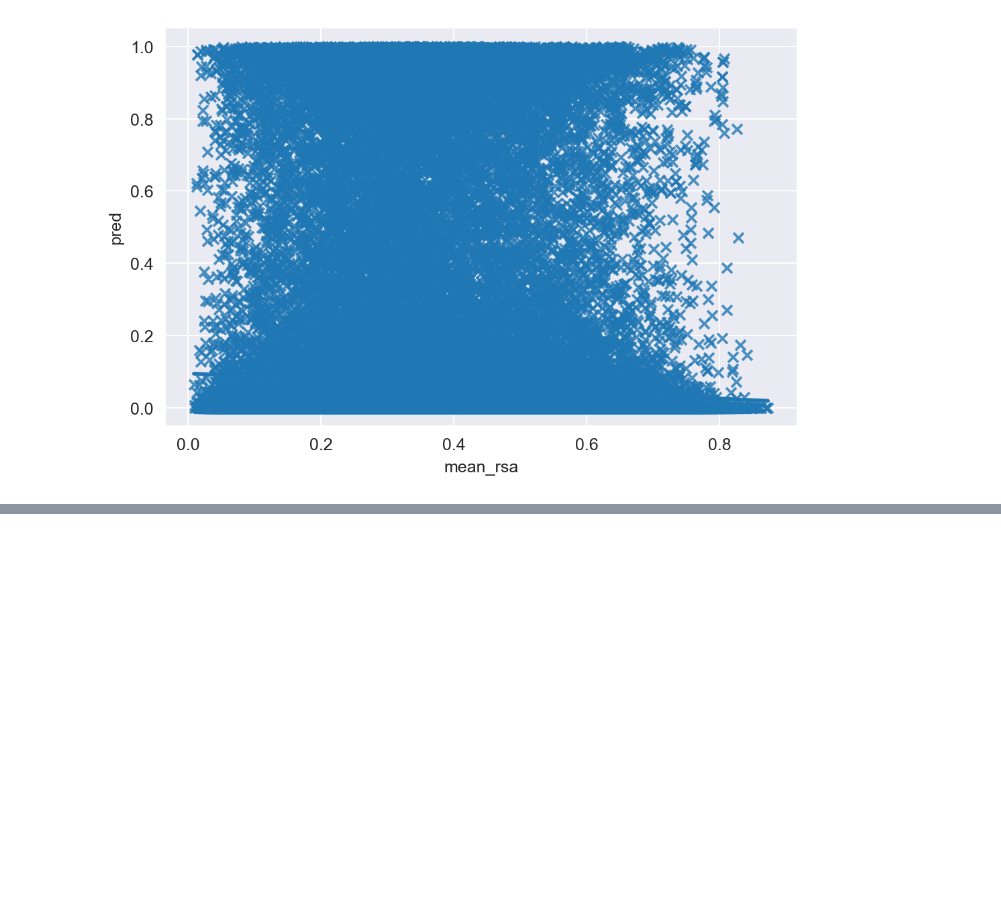
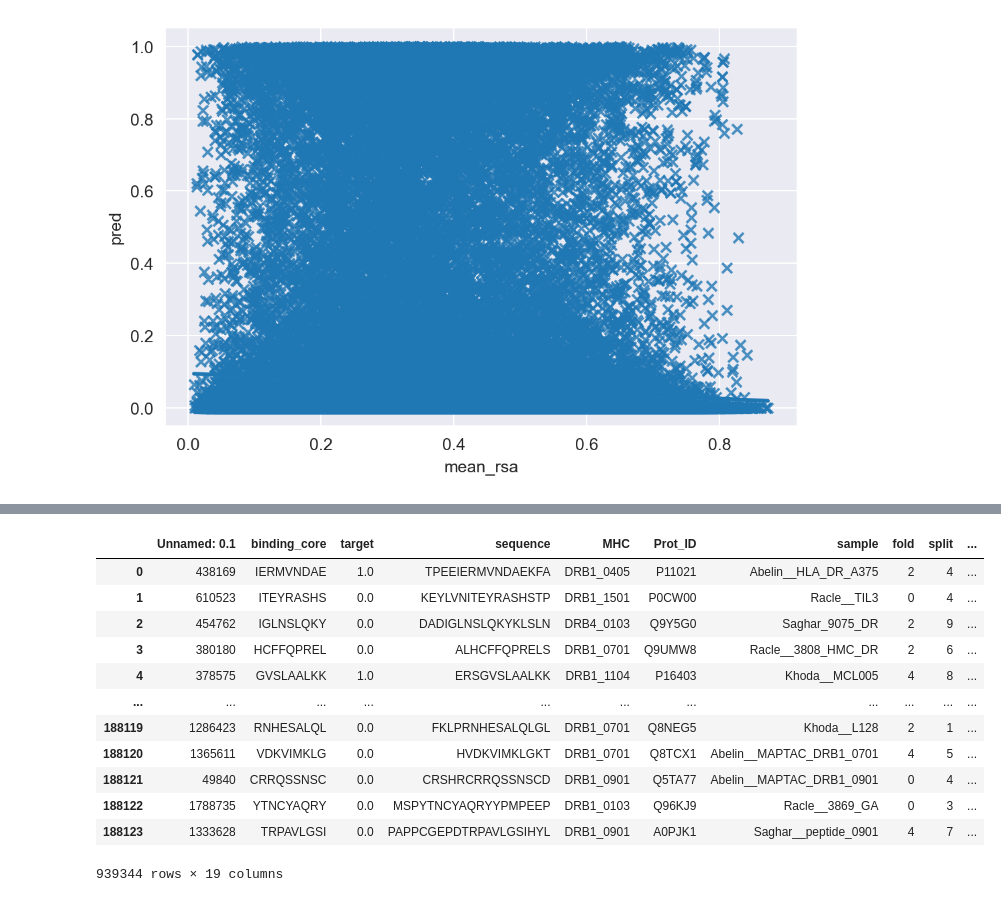
Before and after one commit to richieYT-wan/PyNNalign, a Jupyter notebook: notebooks/250114_MeanStructChecks.ipynb, the cells around one changed output, grey strips where cells are left out. Drawn from its saved outputs; the diff is of its cells as text; code cells hidden in the pictures; blank space fills up the shorter version.

```diff
--- a/notebooks/250114_MeanStructChecks.ipynb
+++ b/notebooks/250114_MeanStructChecks.ipynb
@@ -855,0 +809,21 @@ Skipping line 43324: expected 21 fields, saw 22
+# %%
+baseline_valid = sorted(glob.glob('../output/*HLA_DR*/*baseline*/*valid*.csv'))
+baseline_test = sorted(glob.glob('../output/*HLA_DR*/*baseline*/*test*.csv'))
+mean_str_valid = sorted(glob.glob('../output/*HLA_DR*/*AddMean*/*valid*.csv'))
+mean_str_test = sorted(glob.glob('../output/*HLA_DR*/*AddMean*/*test*.csv'))
+pos_str_valid = sorted(glob.glob('../output/*HLA_DR*/*PerPosition*/*valid*.csv'))
+pos_str_test = sorted(glob.glob('../output/*HLA_DR*/*PerPosition*/*test*.csv'))
+# %%
+baseline_valid = pd.concat(pd.read_csv(x).assign(partition=i) for i,x in enumerate(baseline_valid))
+baseline_test = pd.concat(pd.read_csv(x).assign(partition=i) for i,x in enumerate(baseline_test))
+mean_str_valid = pd.concat(pd.read_csv(x).assign(partition=i) for i,x in enumerate(mean_str_valid))
+mean_str_test = pd.concat(pd.read_csv(x).assign(partition=i) for i,x in enumerate(mean_str_test))
+pos_str_valid = pd.concat(pd.read_csv(x).assign(partition=i) for i,x in enumerate(pos_str_valid))
+pos_str_test = pd.concat(pd.read_csv(x).assign(partition=i) for i,x in enumerate(pos_str_test))
+# %%
+baseline_valid.drop(columns=['rsa','pq3_C','pq3_E','pq3_H', 'disorder'], inplace=True)
+baseline_test.drop(columns=['rsa','pq3_C','pq3_E','pq3_H', 'disorder'], inplace=True)
+mean_str_valid.drop(columns=['rsa','pq3_C','pq3_E','pq3_H', 'disorder'], inplace=True)
+mean_str_test.drop(columns=['rsa','pq3_C','pq3_E','pq3_H', 'disorder'], inplace=True)
+pos_str_valid.drop(columns=['rsa','pq3_C','pq3_E','pq3_H', 'disorder'], inplace=True)
+pos_str_test.drop(columns=['rsa','pq3_C','pq3_E','pq3_H', 'disorder'], inplace=True)
@@ -855,0 +944,16 @@ Skipping line 43324: expected 21 fields, saw 22
+# %%
+pos_str_test
+# %% [output]
+|  | Unnamed: 0.1 | binding_core | target | sequence | MHC | Prot_ID | sample | fold | split | ... |
+| 0 | 438169 | IERMVNDAE | 1.0 | TPEEIERMVNDAEKFA | DRB1_0405 | P11021 | Abelin__HLA_DR_A375 | 2 | 4 | ... |
+| 1 | 610523 | ITEYRASHS | 0.0 | KEYLVNITEYRASHSTP | DRB1_1501 | P0CW00 | Racle__TIL3 | 0 | 4 | ... |
+| 2 | 454762 | IGLNSLQKY | 0.0 | DADIGLNSLQKYKLSLN | DRB4_0103 | Q9Y5G0 | Saghar_9075_DR | 2 | 9 | ... |
+| 3 | 380180 | HCFFQPREL | 0.0 | ALHCFFQPRELS | DRB1_0701 | Q9UMW8 | Racle__3808_HMC_DR | 2 | 6 | ... |
+| 4 | 378575 | GVSLAALKK | 1.0 | ERSGVSLAALKK | DRB1_1104 | P16403 | Khoda__MCL005 | 4 | 8 | ... |
+| ... | ... | ... | ... | ... | ... | ... | ... | ... | ... | ... |
+| 188119 | 1286423 | RNHESALQL | 0.0 | FKLPRNHESALQLGL | DRB1_0701 | Q8NEG5 | Khoda__L128 | 2 | 1 | ... |
+| 188120 | 1365611 | VDKVIMKLG | 0.0 | HVDKVIMKLGKT | DRB1_0701 | Q8TCX1 | Abelin__MAPTAC_DRB1_0701 | 4 | 5 | ... |
+| 188121 | 49840 | CRRQSSNSC | 0.0 | CRSHRCRRQSSNSCD | DRB1_0901 | Q5TA77 | Abelin__MAPTAC_DRB1_0901 | 0 | 4 | ... |
+| 188122 | 1788735 | YTNCYAQRY | 0.0 | MSPYTNCYAQRYYPMPEEP | DRB1_0103 | Q96KJ9 | Racle__3869_GA | 0 | 3 | ... |
+| 188123 | 1333628 | TRPAVLGSI | 0.0 | PAPPCGEPDTRPAVLGSIHYL | DRB1_0901 | A0PJK1 | Saghar__peptide_0901 | 4 | 7 | ... |
+939344 rows × 19 columns
```
Also changed, not shown: parts of 17 cells of this notebook, 27 other files.
